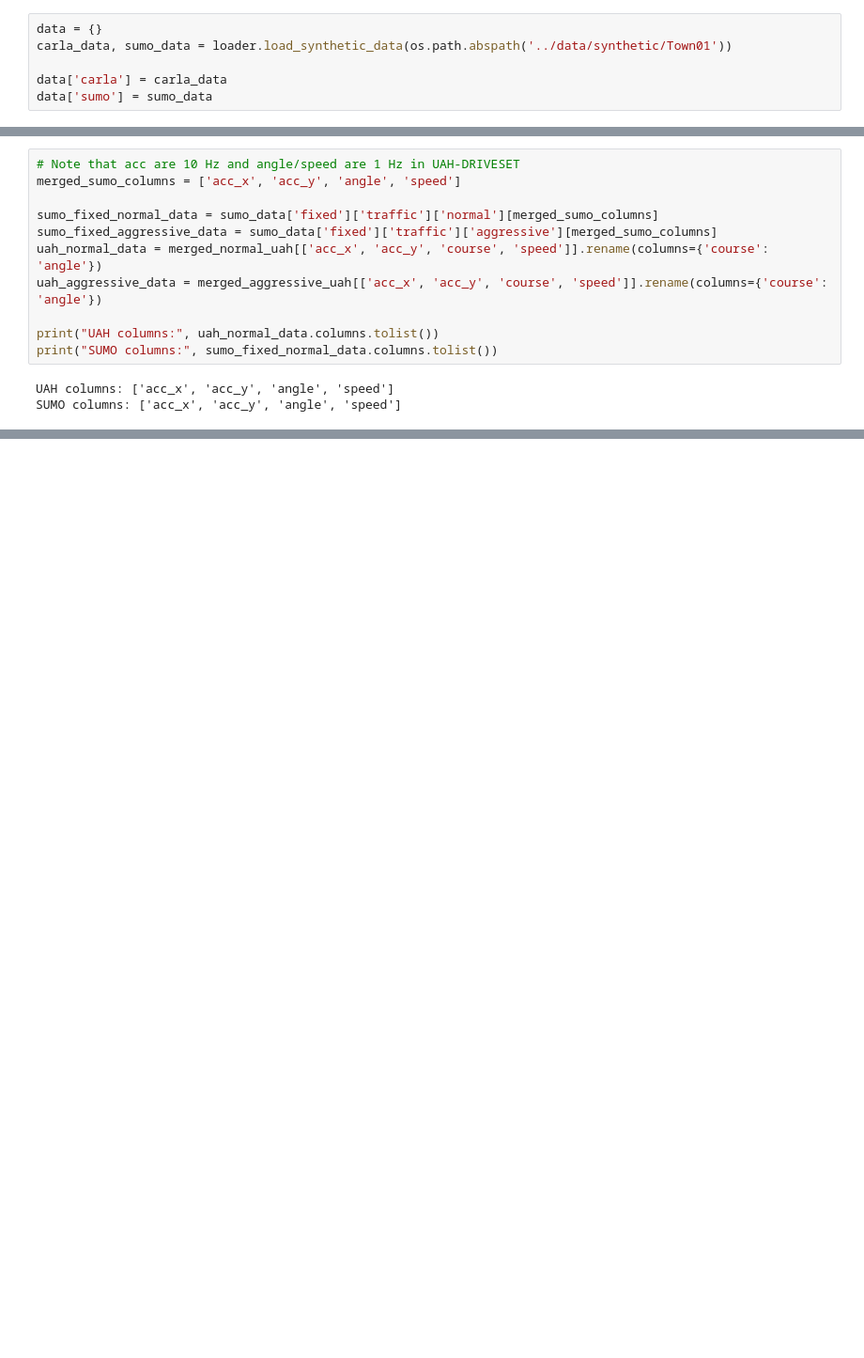
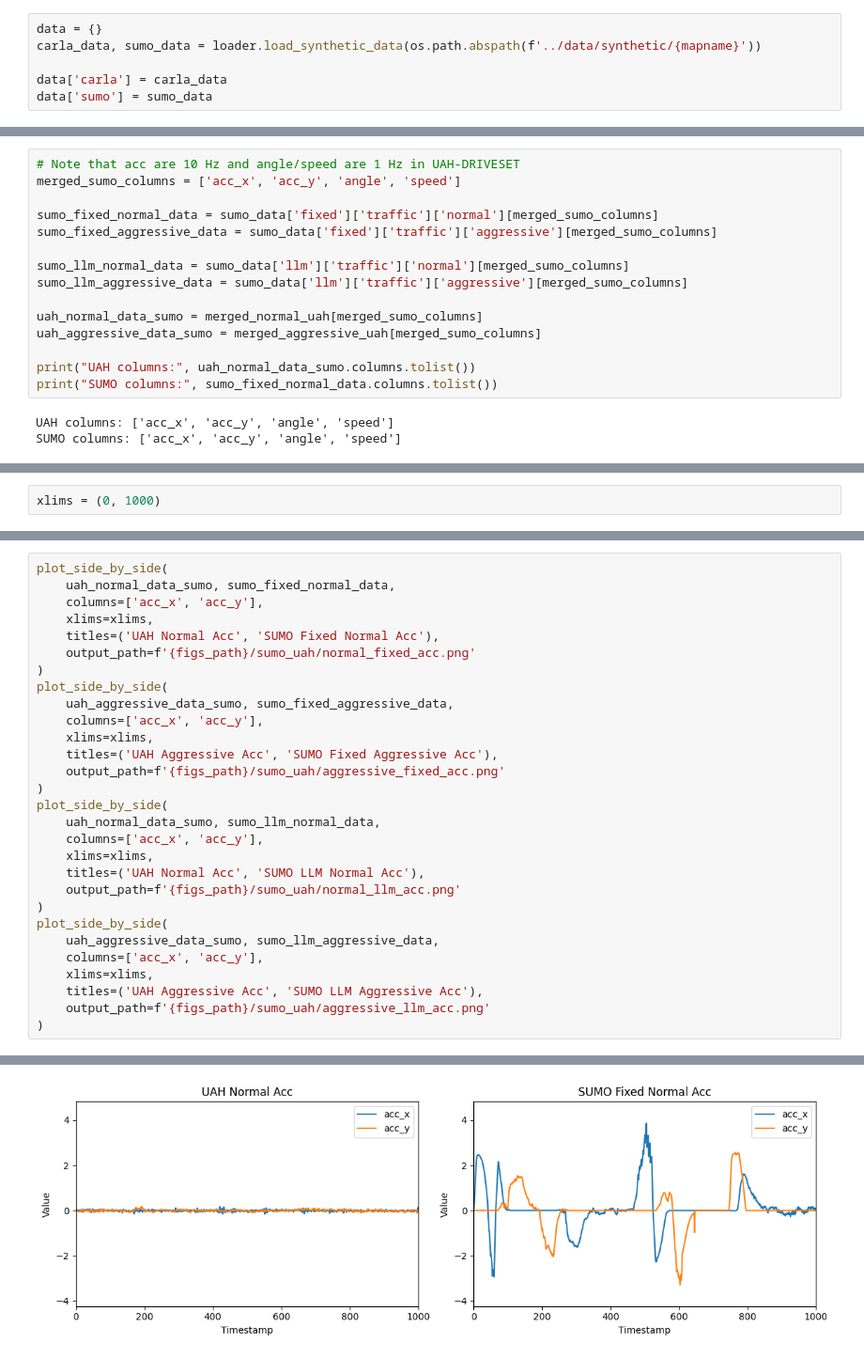
Before and after one commit to H-IAAC/simulated_driving_behavior, a Jupyter notebook: notebooks/1_merge_datasets.ipynb, the cells around one changed output, grey strips where cells are left out. Shown at 94% size. Drawn from its saved outputs; the diff is of its cells as text; blank space fills up the shorter version.

```diff
--- a/notebooks/1_merge_datasets.ipynb
+++ b/notebooks/1_merge_datasets.ipynb
@@ -43,7 +45,7 @@ uah['gps']['normal'].head()
 # Loading Synthetic Data
 # %%
 data = {}
-carla_data, sumo_data = loader.load_synthetic_data(os.path.abspath('../data/synthetic/Town01'))
+carla_data, sumo_data = loader.load_synthetic_data(os.path.abspath(f'../data/synthetic/{mapname}'))
 
 data['carla'] = carla_data
 data['sumo'] = sumo_data
@@ -169,10 +231,14 @@ merged_sumo_columns = ['acc_x', 'acc_y', 'angle', 'speed']
 
 sumo_fixed_normal_data = sumo_data['fixed']['traffic']['normal'][merged_sumo_columns]
 sumo_fixed_aggressive_data = sumo_data['fixed']['traffic']['aggressive'][merged_sumo_columns]
-uah_normal_data = merged_normal_uah[['acc_x', 'acc_y', 'course', 'speed']].rename(columns={'course': 'angle'})
-uah_aggressive_data = merged_aggressive_uah[['acc_x', 'acc_y', 'course', 'speed']].rename(columns={'course': 'angle'})
 
-print("UAH columns:", uah_normal_data.columns.tolist())
+sumo_llm_normal_data = sumo_data['llm']['traffic']['normal'][merged_sumo_columns]
+sumo_llm_aggressive_data = sumo_data['llm']['traffic']['aggressive'][merged_sumo_columns]
+
+uah_normal_data_sumo = merged_normal_uah[merged_sumo_columns]
+uah_aggressive_data_sumo = merged_aggressive_uah[merged_sumo_columns]
+
+print("UAH columns:", uah_normal_data_sumo.columns.tolist())
 print("SUMO columns:", sumo_fixed_normal_data.columns.tolist())
 # %% [output]
 UAH columns: ['acc_x', 'acc_y', 'angle', 'speed']
@@ -191,0 +283,2 @@ plot_side_by_side(sumo_fixed_aggressive_data, uah_aggressive_data, columns=['acc
+# %%
+xlims = (0, 1000)
@@ -191,0 +287,30 @@ plot_side_by_side(sumo_fixed_aggressive_data, uah_aggressive_data, columns=['acc
+# %%
+plot_side_by_side(
+    uah_normal_data_sumo, sumo_fixed_normal_data,
+    columns=['acc_x', 'acc_y'],
+    xlims=xlims,
+    titles=('UAH Normal Acc', 'SUMO Fixed Normal Acc'),
+    output_path=f'{figs_path}/sumo_uah/normal_fixed_acc.png'
+)
+plot_side_by_side(
+    uah_aggressive_data_sumo, sumo_fixed_aggressive_data,
+    columns=['acc_x', 'acc_y'],
+    xlims=xlims,
+    titles=('UAH Aggressive Acc', 'SUMO Fixed Aggressive Acc'),
+    output_path=f'{figs_path}/sumo_uah/aggressive_fixed_acc.png'
+)
+plot_side_by_side(
+    uah_normal_data_sumo, sumo_llm_normal_data,
+    columns=['acc_x', 'acc_y'],
+    xlims=xlims,
+    titles=('UAH Normal Acc', 'SUMO LLM Normal Acc'),
+    output_path=f'{figs_path}/sumo_uah/normal_llm_acc.png'
+)
+plot_side_by_side(
+    uah_aggressive_data_sumo, sumo_llm_aggressive_data,
+    columns=['acc_x', 'acc_y'],
+    xlims=xlims,
+    titles=('UAH Aggressive Acc', 'SUMO LLM Aggressive Acc'),
+    output_path=f'{figs_path}/sumo_uah/aggressive_llm_acc.png'
+)
+# %% [output]
@@ -191,0 +321 @@ plot_side_by_side(sumo_fixed_aggressive_data, uah_aggressive_data, columns=['acc
+[figure, added]
```
Also changed, not shown: parts of 37 cells of this notebook, 43 other files.
